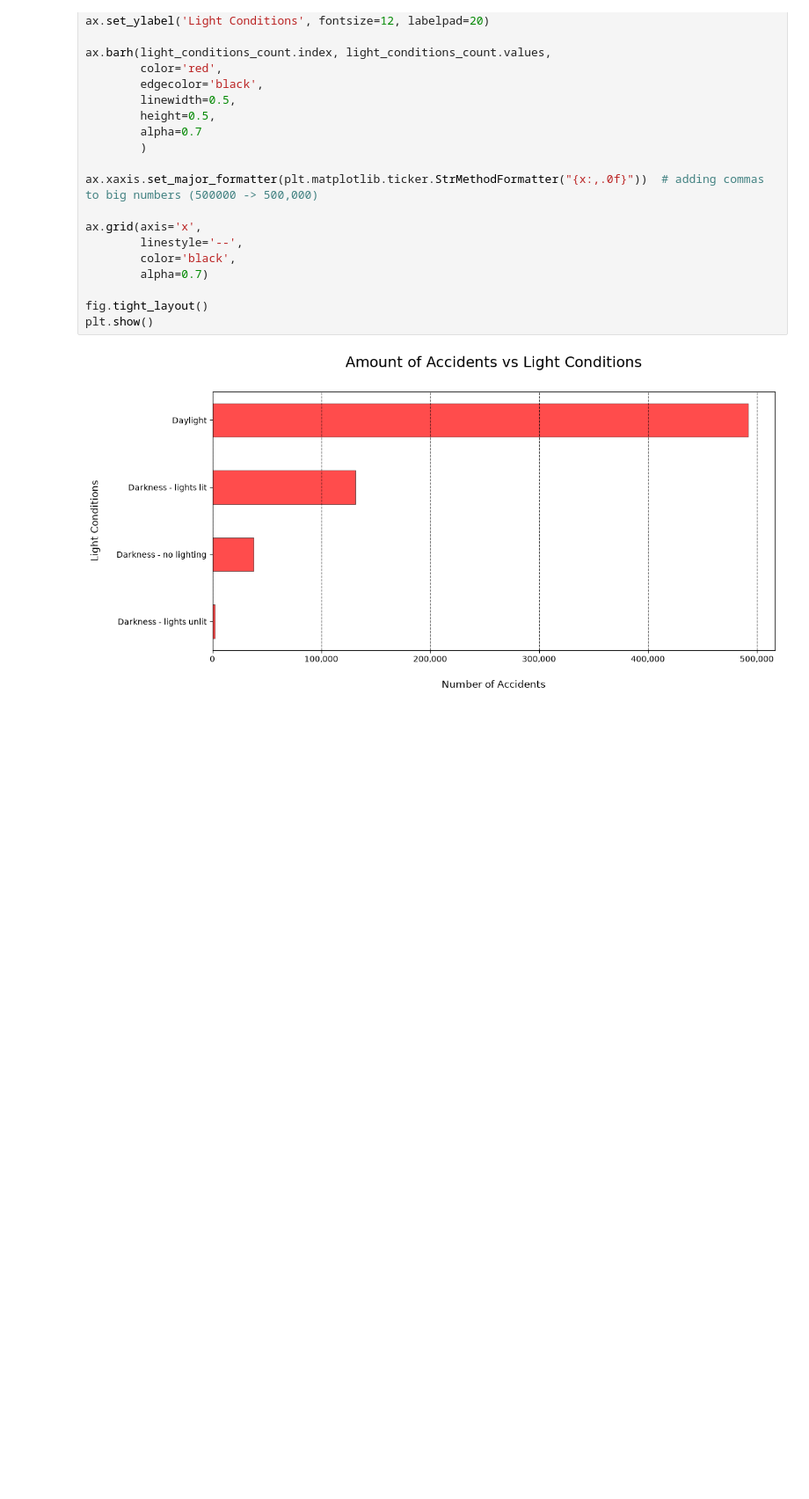
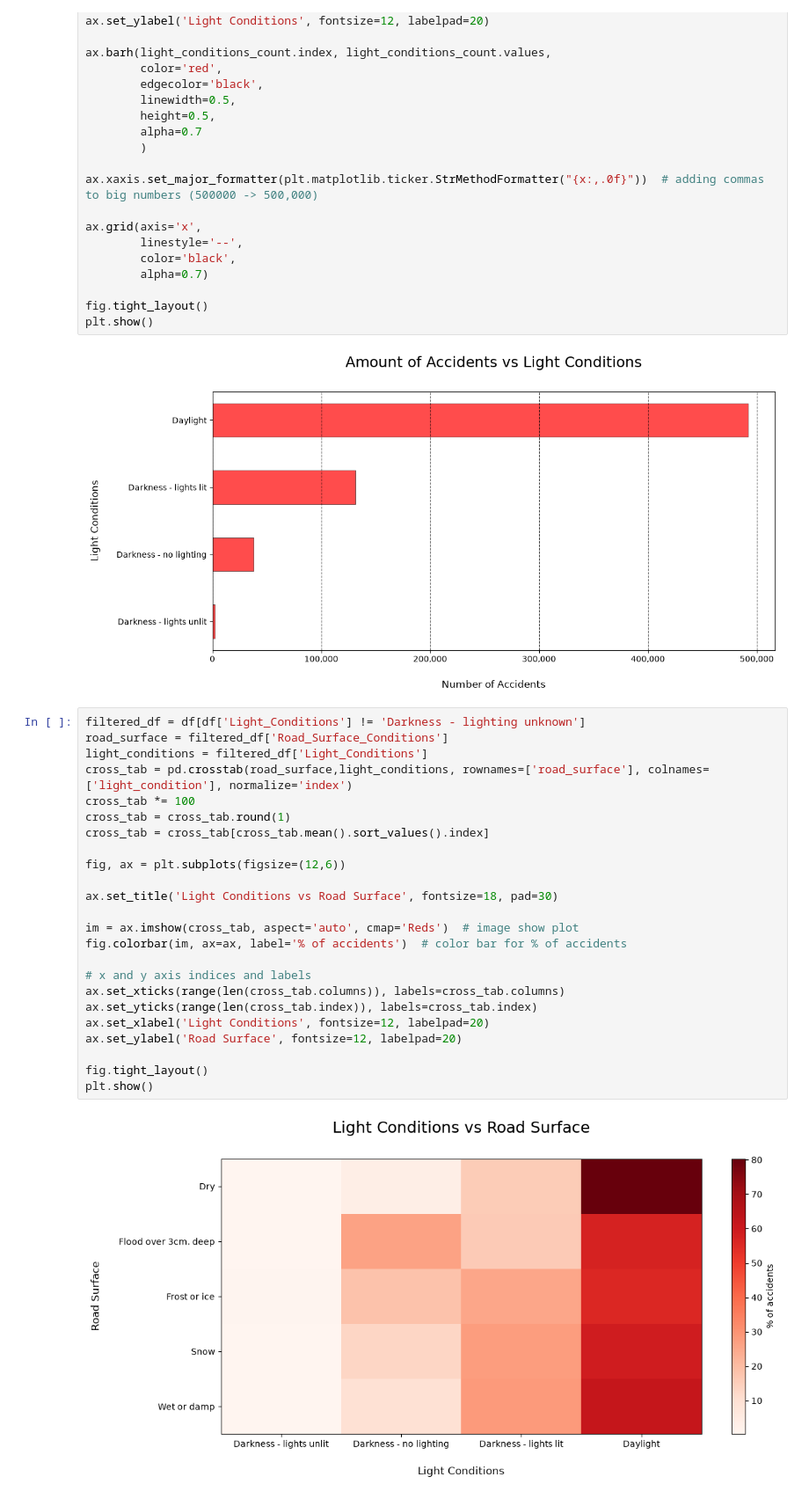
Before and after one commit to 2494-Gen-AI-CN/BadrAl-Dhaibani, a Jupyter notebook: week-02/hackathon/notebook.ipynb, the cells around one changed output. Shown at 88% size. Cells and saved outputs as stored; diff of their text form; blank space fills up the shorter version.

Commit message:
Added Light Conditions vs Road Surface subplot

```diff
--- a/week-02/hackathon/notebook.ipynb
+++ b/week-02/hackathon/notebook.ipynb
@@ -117,3 +117,29 @@ fig.tight_layout()
 plt.show()
 # %% [output]
 [figure]
+# %%
+filtered_df = df[df['Light_Conditions'] != 'Darkness - lighting unknown']
+road_surface = filtered_df['Road_Surface_Conditions']
+light_conditions = filtered_df['Light_Conditions']
+cross_tab = pd.crosstab(road_surface,light_conditions, rownames=['road_surface'], colnames=['light_condition'], normalize='index')
+cross_tab *= 100
+cross_tab = cross_tab.round(1)
+cross_tab = cross_tab[cross_tab.mean().sort_values().index]
+
+fig, ax = plt.subplots(figsize=(12,6))
+
+ax.set_title('Light Conditions vs Road Surface', fontsize=18, pad=30)
+
+im = ax.imshow(cross_tab, aspect='auto', cmap='Reds')  # image show plot
+fig.colorbar(im, ax=ax, label='% of accidents')  # color bar for % of accidents
+
+# x and y axis indices and labels
+ax.set_xticks(range(len(cross_tab.columns)), labels=cross_tab.columns)
+ax.set_yticks(range(len(cross_tab.index)), labels=cross_tab.index)
+ax.set_xlabel('Light Conditions', fontsize=12, labelpad=20)
+ax.set_ylabel('Road Surface', fontsize=12, labelpad=20)
+
+fig.tight_layout()
+plt.show()
+# %% [output]
+[figure, added]
```
